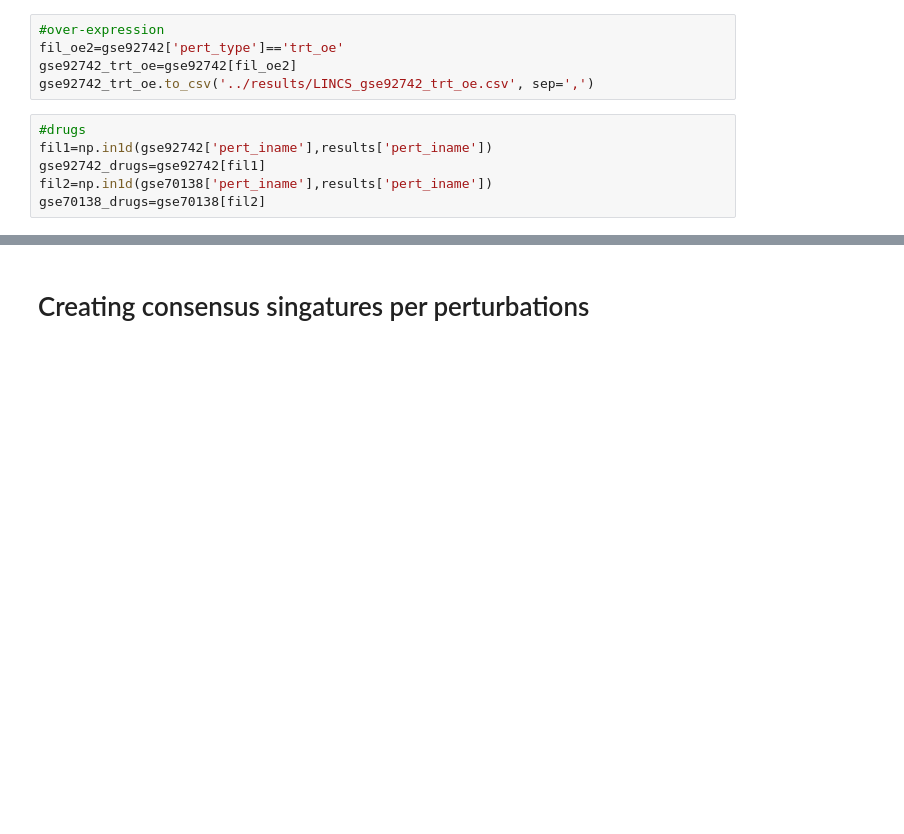
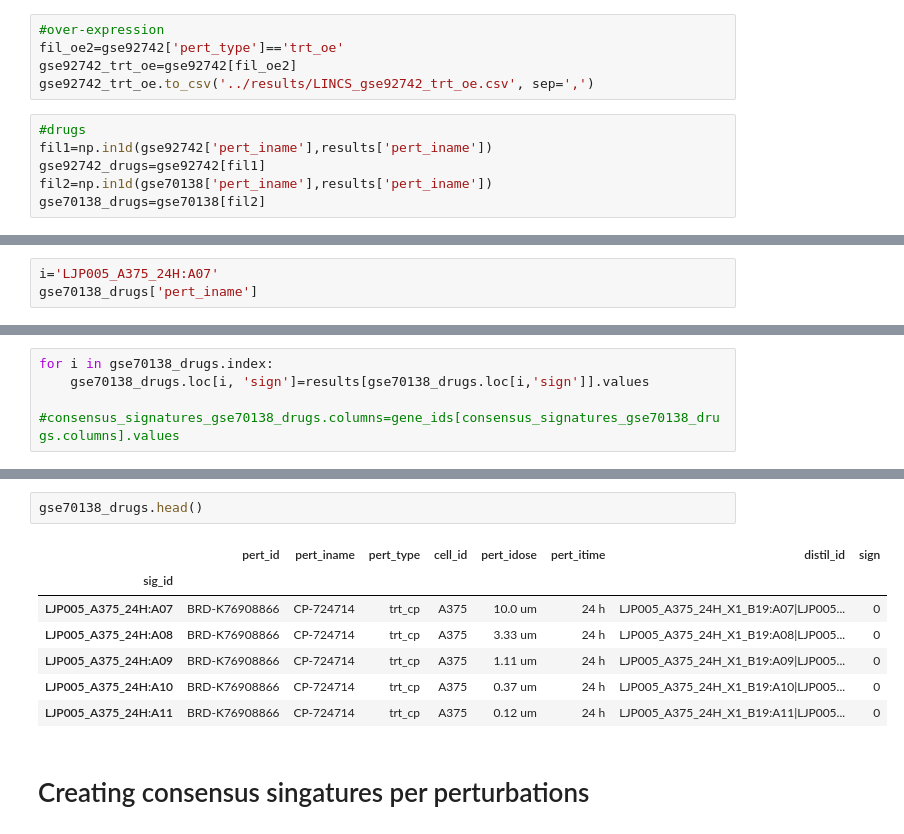
Before and after one commit to Vargeszti/Thesis, a Jupyter notebook: code/lincs_data.ipynb, the cells around one changed output, grey strips where cells are left out. Drawn from its saved outputs; the diff is of its cells as text; blank space fills up the shorter version.

```diff
--- a/code/lincs_data.ipynb
+++ b/code/lincs_data.ipynb
@@ -279,0 +300,3 @@ trt_drugs.to_csv('../results/LINCS_trt_drugs.csv', sep=',')
+# %%
+i='LJP005_A375_24H:A07'
+gse70138_drugs['pert_iname']
@@ -279,0 +305,5 @@ trt_drugs.to_csv('../results/LINCS_trt_drugs.csv', sep=',')
+# %%
+for i in gse70138_drugs.index:
+    gse70138_drugs.loc[i, 'sign']=results[gse70138_drugs.loc[i,'sign']].values
+
+#consensus_signatures_gse70138_drugs.columns=gene_ids[consensus_signatures_gse70138_drugs.columns].values
@@ -280,3 +319,13 @@ trt_drugs.to_csv('../results/LINCS_trt_drugs.csv', sep=',')
+# %%
+gse70138_drugs.head()
+# %% [output]
+|  | pert_id | pert_iname | pert_type | cell_id | pert_idose | pert_itime | distil_id | sign |
+| sig_id |  |  |  |  |  |  |  |  |
+| LJP005_A375_24H:A07 | BRD-K76908866 | CP-724714 | trt_cp | A375 | 10.0 um | 24 h | LJP005_A375_24H_X1_B19:A07|LJP005... | 0 |
+| LJP005_A375_24H:A08 | BRD-K76908866 | CP-724714 | trt_cp | A375 | 3.33 um | 24 h | LJP005_A375_24H_X1_B19:A08|LJP005... | 0 |
+| LJP005_A375_24H:A09 | BRD-K76908866 | CP-724714 | trt_cp | A375 | 1.11 um | 24 h | LJP005_A375_24H_X1_B19:A09|LJP005... | 0 |
+| LJP005_A375_24H:A10 | BRD-K76908866 | CP-724714 | trt_cp | A375 | 0.37 um | 24 h | LJP005_A375_24H_X1_B19:A10|LJP005... | 0 |
+| LJP005_A375_24H:A11 | BRD-K76908866 | CP-724714 | trt_cp | A375 | 0.12 um | 24 h | LJP005_A375_24H_X1_B19:A11|LJP005... | 0 |
 # %% [markdown]
 # Creating consensus singatures per perturbations
 # %% [markdown]
```
Also changed, not shown: parts of 23 cells of this notebook, 1 other file.
